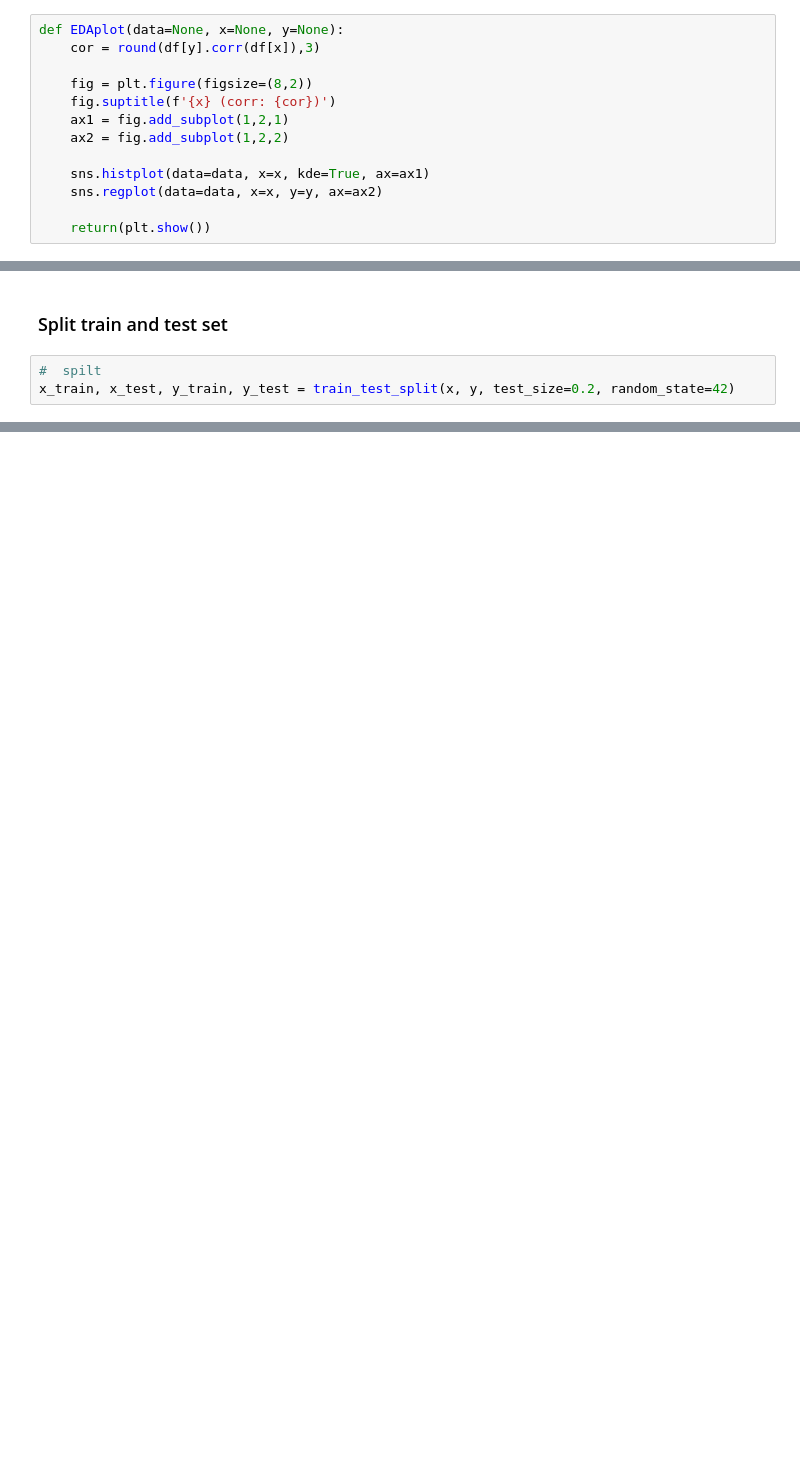
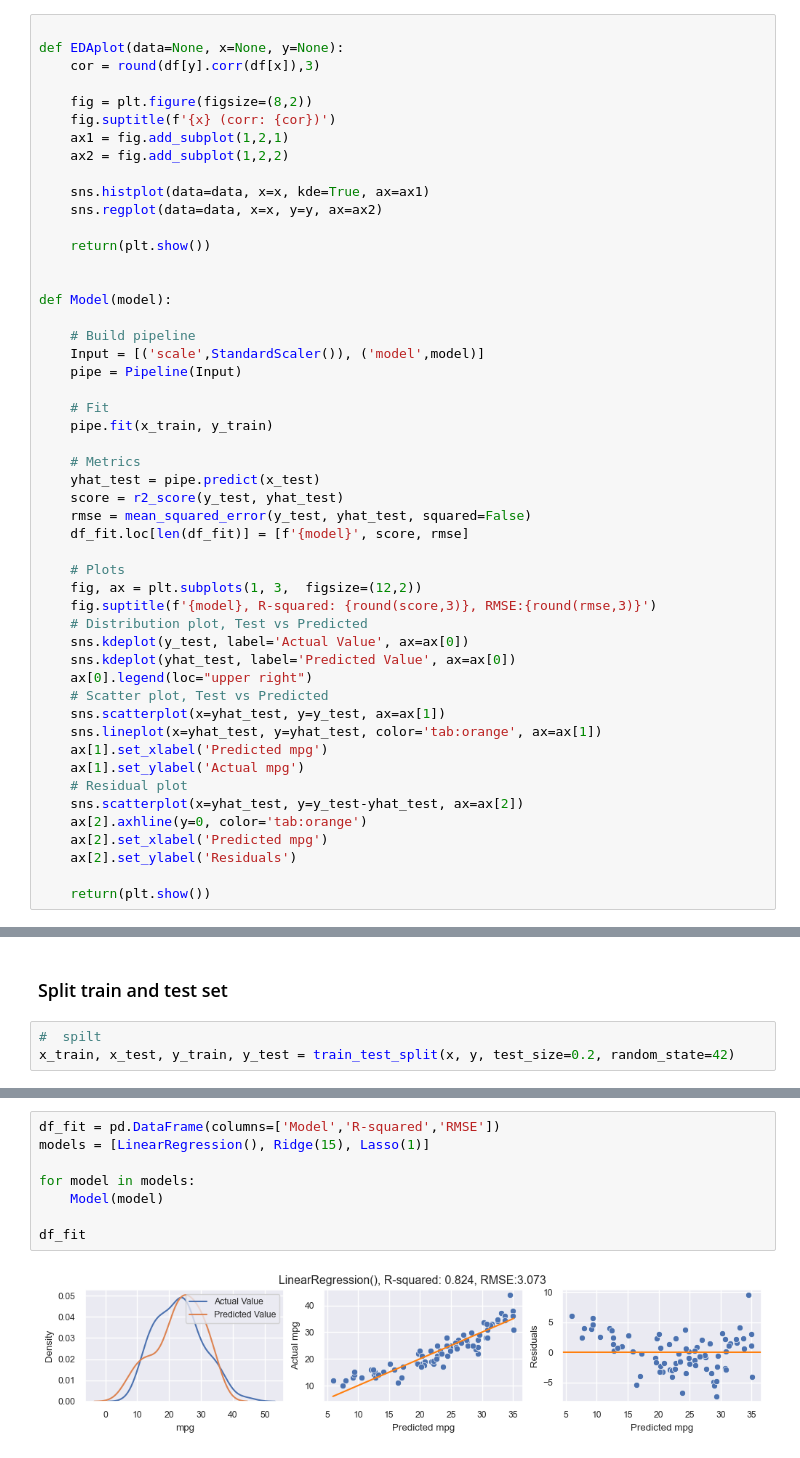
Before and after one commit to jhjang101/kaggle, a Jupyter notebook: Auto-mpg/auto-mpg.ipynb, the cells around one changed output, grey strips where cells are left out. Saved outputs shown, nothing was run; the diff lists cells and outputs as text; blank space fills up the shorter version.

```diff
--- a/Auto-mpg/auto-mpg.ipynb
+++ b/Auto-mpg/auto-mpg.ipynb
@@ -21,6 +23,7 @@ sns.set_theme()
 # %% [markdown]
 # Functions
 # %%
+
 def EDAplot(data=None, x=None, y=None):
     cor = round(df[y].corr(df[x]),3)
 
@@ -33,6 +36,42 @@ def EDAplot(data=None, x=None, y=None):
     sns.regplot(data=data, x=x, y=y, ax=ax2)
 
     return(plt.show())
+
+
+def Model(model):
+
+    # Build pipeline
+    Input = [('scale',StandardScaler()), ('model',model)]
+    pipe = Pipeline(Input)
+
+    # Fit
+    pipe.fit(x_train, y_train)
+
+    # Metrics
+    yhat_test = pipe.predict(x_test)
+    score = r2_score(y_test, yhat_test)
+    rmse = mean_squared_error(y_test, yhat_test, squared=False)
+    df_fit.loc[len(df_fit)] = [f'{model}', score, rmse]
+
+    # Plots
+    fig, ax = plt.subplots(1, 3,  figsize=(12,2))
+    fig.suptitle(f'{model}, R-squared: {round(score,3)}, RMSE:{round(rmse,3)}')
+    # Distribution plot, Test vs Predicted
+    sns.kdeplot(y_test, label='Actual Value', ax=ax[0])
+    sns.kdeplot(yhat_test, label='Predicted Value', ax=ax[0])
+    ax[0].legend(loc="upper right")
+    # Scatter plot, Test vs Predicted
+    sns.scatterplot(x=yhat_test, y=y_test, ax=ax[1])
+    sns.lineplot(x=yhat_test, y=yhat_test, color='tab:orange', ax=ax[1])
+    ax[1].set_xlabel('Predicted mpg')
+    ax[1].set_ylabel('Actual mpg')
+    # Residual plot
+    sns.scatterplot(x=yhat_test, y=y_test-yhat_test, ax=ax[2])
+    ax[2].axhline(y=0, color='tab:orange')
+    ax[2].set_xlabel('Predicted mpg')
+    ax[2].set_ylabel('Residuals')
+
+    return(plt.show())
 # %% [markdown]
 # Data
 **Auto-mpg dataset** - Mileage per gallon performances of various cars.
@@ -206,0 +211,10 @@ Text(0, 0.5, 'residuals')
+# %%
+df_fit = pd.DataFrame(columns=['Model','R-squared','RMSE'])
+models = [LinearRegression(), Ridge(15), Lasso(1)]
+
+for model in models:
+    Model(model)
+
+df_fit
+# %% [output]
+[figure, added]
```
Also changed, not shown: parts of 21 cells of this notebook.
